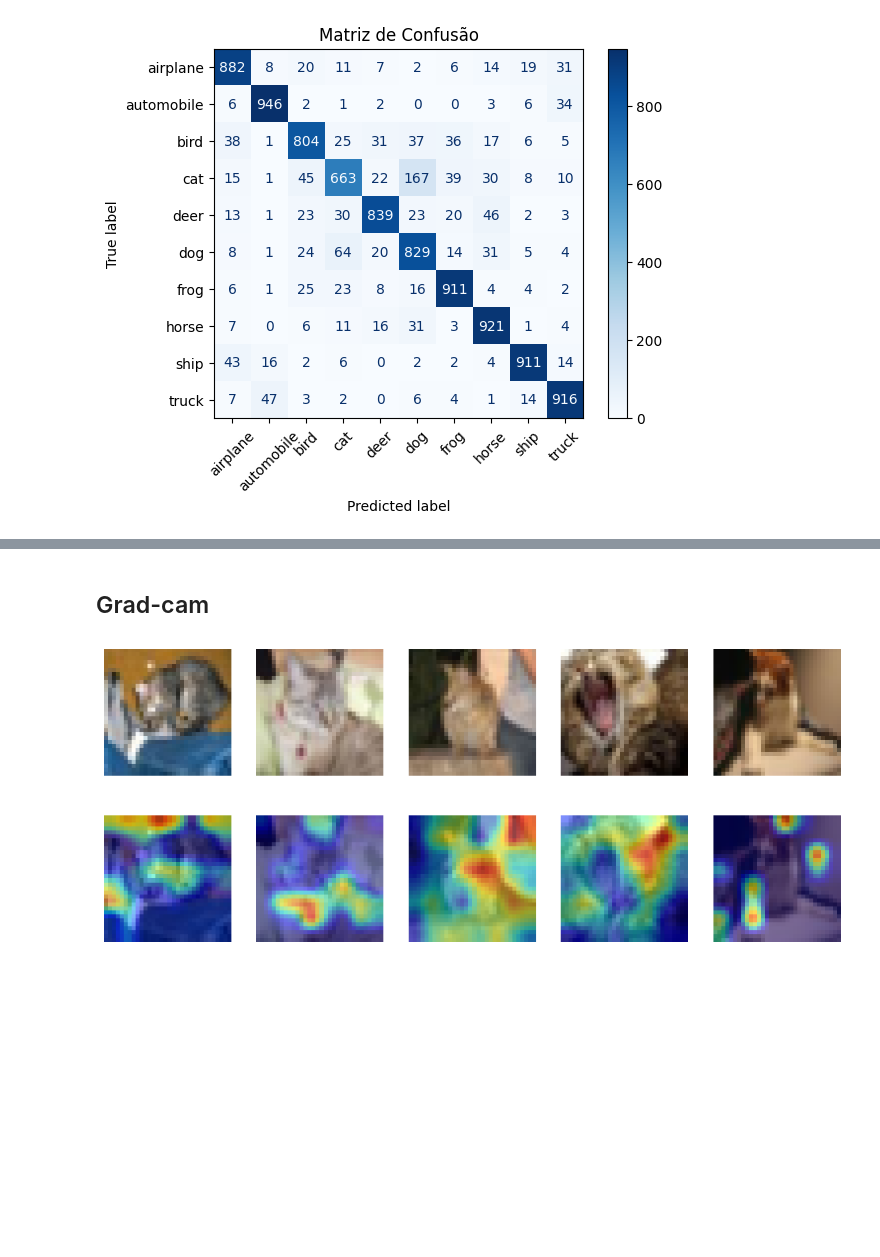
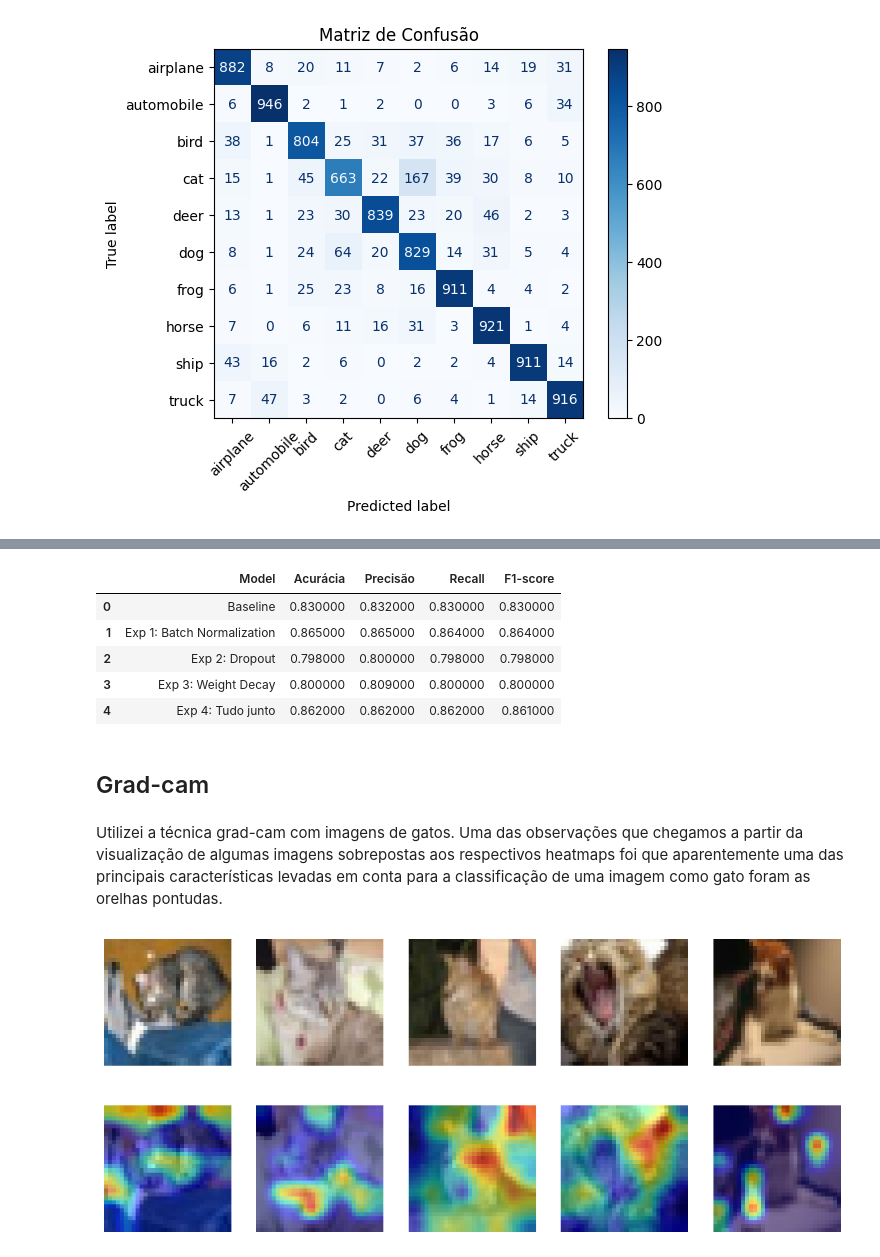
Before and after one commit to JVMergulho/intro_deep_learning, a Jupyter notebook: lista1/cnn/CNNipynb.ipynb, the cells around one changed output, grey strips where cells are left out. Drawn from its saved outputs; the diff is of its cells as text; code cells hidden in the pictures; blank space fills up the shorter version.

```diff
--- a/lista1/cnn/CNNipynb.ipynb
+++ b/lista1/cnn/CNNipynb.ipynb
@@ -812,5 +800,68 @@ plt.show()
+# %%
+import pandas as pd
+
+def highlight_classification(val, col, baseline_dict, minmax_dict=None):
+    baseline = baseline_dict[col]
+    if minmax_dict is None:
+        return ""
+    vmin, vmax = minmax_dict[col]
+
+    # Quanto maior, melhor
+    if val > baseline:
+        # Verde: do claro ao escuro
+        ratio = min(1, max(0, (val - baseline) / (vmax - baseline + 1e-8)))
+        r = int(204 + (56 - 204) * ratio)
+        g = int(255 + (118 - 255) * ratio)
+        b = int(204 + (29 - 204) * ratio)
+        color = f"background-color: rgb({r},{g},{b}); color: white"
+    elif val < baseline:
+        # Vermelho: do claro ao escuro
+        ratio = min(1, max(0, (baseline - val) / (baseline - vmin + 1e-8)))
+        r = int(244 + (153 - 244) * ratio)
+        g = int(204 + (0 - 204) * ratio)
+        b = int(204 + (0 - 204) * ratio)
+        color = f"background-color: rgb({r},{g},{b}); color: white"
+    else:
+        color = ""
+    return color
+
+def style_results(df):
+    # Definir as métricas a estilizar
+    metric_cols = ["Acurácia", "Precisão", "Recall", "F1-score"]
+    # A linha base (primeira linha) serve como comparação
+    baseline_dict = df.iloc[0][metric_cols].to_dict()
+    # Captura os mínimos e máximos para escala das cores
+    minmax_dict = {col: (df[col].min(), df[col].max()) for col in metric_cols}
+
+    # Aplica o estilo por coluna
+    return df.style.apply(
+        lambda s: [highlight_classification(v, s.name, baseline_dict, minmax_dict) if s.name in baseline_dict else "" for v in s],
+        axis=0
+    )
+
+# Exemplo de uso
+results = [
+    ["Baseline", 0.830, 0.832, 0.830, 0.830],
+    ["Exp 1: Batch Normalization", 0.865, 0.865, 0.864, 0.864],
+    ["Exp 2: Dropout", 0.798, 0.800, 0.798, 0.798],
+    ["Exp 3: Weight Decay", 0.800, 0.809, 0.800, 0.800],
+    ["Exp 4: Tudo junto", 0.862, 0.862, 0.862, 0.861]
+]
+
+df_results = pd.DataFrame(results, columns=["Model", "Acurácia", "Precisão", "Recall", "F1-score"])
+styled = style_results(df_results)
+display(styled)
+# %% [output]
+|  | Model | Acurácia | Precisão | Recall | F1-score |
+| 0 | Baseline | 0.830000 | 0.832000 | 0.830000 | 0.830000 |
+| 1 | Exp 1: Batch Normalization | 0.865000 | 0.865000 | 0.864000 | 0.864000 |
+| 2 | Exp 2: Dropout | 0.798000 | 0.800000 | 0.798000 | 0.798000 |
+| 3 | Exp 3: Weight Decay | 0.800000 | 0.809000 | 0.800000 | 0.800000 |
+| 4 | Exp 4: Tudo junto | 0.862000 | 0.862000 | 0.862000 | 0.861000 |
 # %% [markdown]
 ## Grad-cam
+# %% [markdown]
+Utilizei a técnica grad-cam com imagens de gatos. Uma das observações que chegamos a partir da visualização de algumas imagens sobrepostas aos respectivos heatmaps foi que aparentemente uma das principais características levadas em conta para a classificação de uma imagem como gato foram as orelhas pontudas.
 # %%
 def show_cam_on_image(img):
     img = img.cpu()
```
Also changed, not shown: parts of 12 cells of this notebook, 1 other file.
